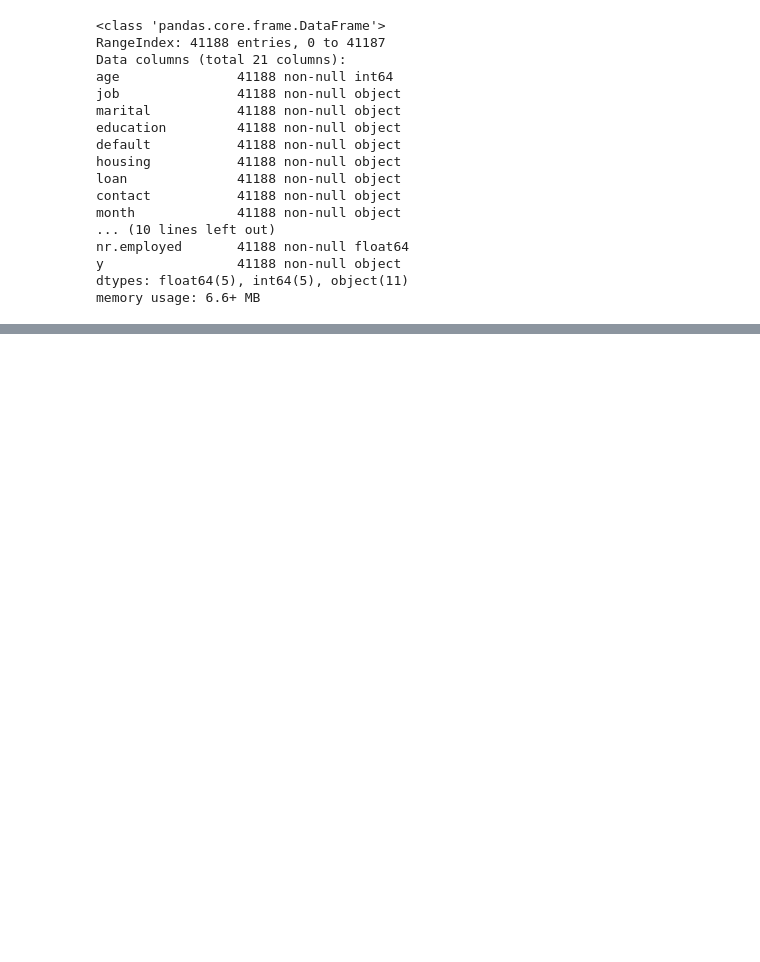
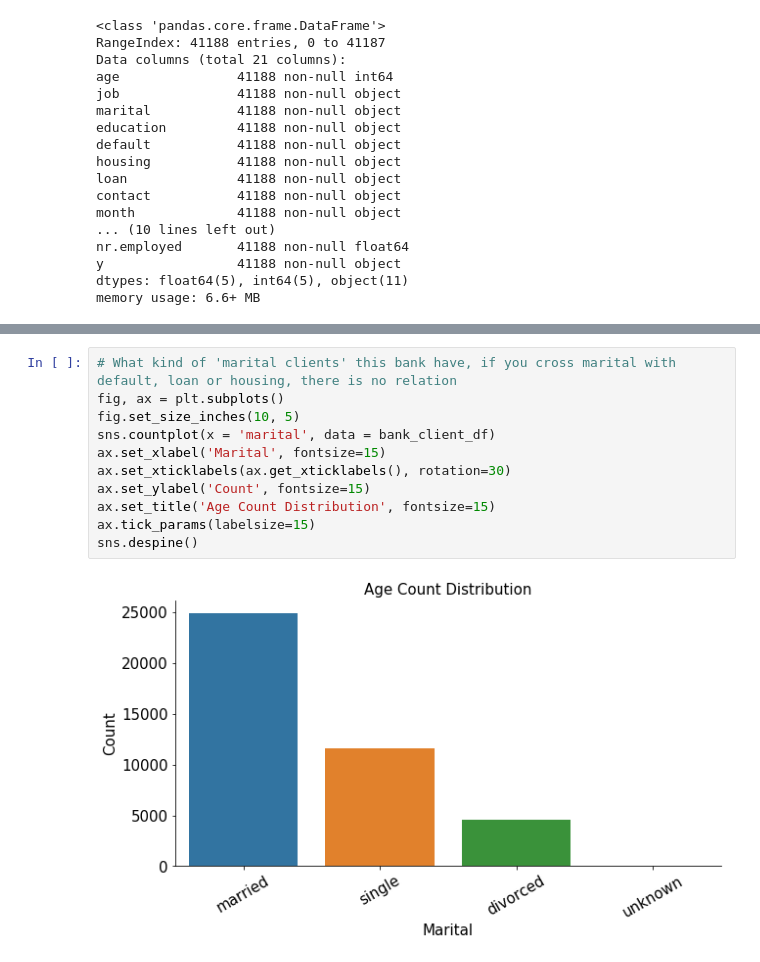
Before and after one commit to tvaditya/NeuroComp-INPE, a Jupyter notebook: BankMLPANN.ipynb, the cells around one changed output, grey strips where cells are left out. Drawn from its saved outputs; the diff is of its cells as text; blank space fills up the shorter version.

```diff
--- a/BankMLPANN.ipynb
+++ b/BankMLPANN.ipynb
@@ -61,0 +179,13 @@ memory usage: 6.6+ MB
+# %%
+# What kind of 'marital clients' this bank have, if you cross marital with default, loan or housing, there is no relation
+fig, ax = plt.subplots()
+fig.set_size_inches(10, 5)
+sns.countplot(x = 'marital', data = bank_client_df)
+ax.set_xlabel('Marital', fontsize=15)
+ax.set_xticklabels(ax.get_xticklabels(), rotation=30)
+ax.set_ylabel('Count', fontsize=15)
+ax.set_title('Age Count Distribution', fontsize=15)
+ax.tick_params(labelsize=15)
+sns.despine()
+# %% [output]
+[figure, added]
```
Also changed, not shown: parts of 20 cells of this notebook.
